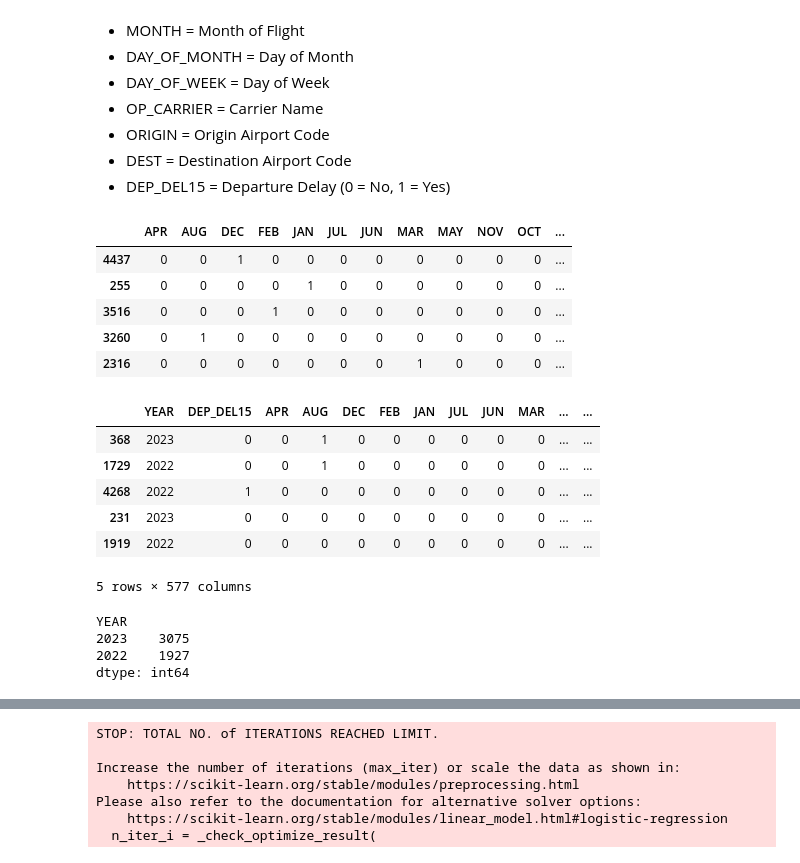
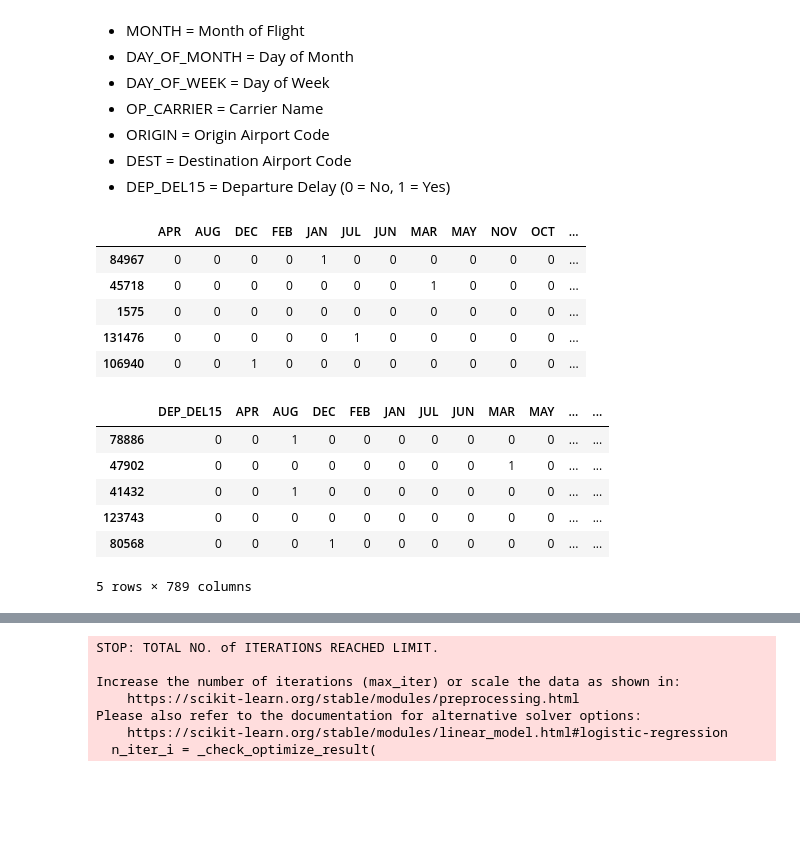
Before and after one commit to captainchicken2023/Predicting-Flight-Delays, a Jupyter notebook: Predicting_Flight_Delays.ipynb, the cells around one changed output, grey strips where cells are left out. Saved outputs shown, nothing was run; the diff lists cells and outputs as text; code cells hidden in the pictures; blank space fills up the shorter version.

```diff
--- a/Predicting_Flight_Delays.ipynb
+++ b/Predicting_Flight_Delays.ipynb
@@ -20,12 +24,12 @@ warnings.simplefilter(action='ignore', category=FutureWarning)
 # %%
 # Read the CSV file from the Resources folder into a Pandas DataFrame
-prediction_df = pd.read_csv("Resources/analysis_df.csv")
+log_reg_df = pd.read_csv("Resources/analysis_df.csv")
 
 # Reshuffling the data for good measure
-prediction_df = prediction_df.sample(frac = 1)
+log_reg_df = log_reg_df.sample(frac = 1)
 
 # Print the shuffled DataFrame
 print("\nShuffled DataFrame:")
-print(prediction_df)
+print(log_reg_df)
 # %% [output]
 Shuffled DataFrame:
@@ -75,3 +79,6 @@ display(prediction_df.tail())
 * ORIGIN = Origin Airport Code
 * DEST = Destination Airport Code
 * DEP_DEL15 = Departure Delay (0 = No, 1 = Yes)
+# %%
+# Changing data type to string to address regression analysis errors
+log_reg_df = log_reg_df.astype(str)
@@ -78,11 +88,11 @@ display(prediction_df.tail())
 # %%
 # Transforming the data using get_dummies
-month_dummies = pd.get_dummies(prediction_df["MONTH"])
-day_dummies = pd.get_dummies(prediction_df["DAY_OF_WEEK"])
-date_dummies = pd.get_dummies(prediction_df["DAY_OF_MONTH"])
-carrier_dummies = pd.get_dummies(prediction_df["OP_CARRIER"])
-origin_dummies = pd.get_dummies(prediction_df["ORIGIN"])
-dest_dummies = pd.get_dummies(prediction_df["DEST"])
+month_dummies = pd.get_dummies(log_reg_df["MONTH"])
+day_dummies = pd.get_dummies(log_reg_df["DAY_OF_WEEK"])
+date_dummies = pd.get_dummies(log_reg_df["DAY_OF_MONTH"])
+carrier_dummies = pd.get_dummies(log_reg_df["OP_CARRIER"])
+origin_dummies = pd.get_dummies(log_reg_df["ORIGIN"])
+dest_dummies = pd.get_dummies(log_reg_df["DEST"])
 # %%
 # Display the transformed data
 month_dummies.tail()
@@ -93,39 +103,39 @@ month_dummies.tail()
 #dest_dummies.tail()
 # %% [output]
 |  | APR | AUG | DEC | FEB | JAN | JUL | JUN | MAR | MAY | NOV | OCT | ... |
-| 4437 | 0 | 0 | 1 | 0 | 0 | 0 | 0 | 0 | 0 | 0 | 0 | ... |
-| 255 | 0 | 0 | 0 | 0 | 1 | 0 | 0 | 0 | 0 | 0 | 0 | ... |
-| 3516 | 0 | 0 | 0 | 1 | 0 | 0 | 0 | 0 | 0 | 0 | 0 | ... |
-| 3260 | 0 | 1 | 0 | 0 | 0 | 0 | 0 | 0 | 0 | 0 | 0 | ... |
-| 2316 | 0 | 0 | 0 | 0 | 0 | 0 | 0 | 1 | 0 | 0 | 0 | ... |
+| 84967 | 0 | 0 | 0 | 0 | 1 | 0 | 0 | 0 | 0 | 0 | 0 | ... |
+| 45718 | 0 | 0 | 0 | 0 | 0 | 0 | 0 | 1 | 0 | 0 | 0 | ... |
+| 1575 | 0 | 0 | 0 | 0 | 0 | 0 | 0 | 0 | 0 | 0 | 0 | ... |
+| 131476 | 0 | 0 | 0 | 0 | 0 | 1 | 0 | 0 | 0 | 0 | 0 | ... |
+| 106940 | 0 | 0 | 1 | 0 | 0 | 0 | 0 | 0 | 0 | 0 | 0 | ... |
 # %%
-# Concatenate prediction_df and the created dummies DataFrames
-tranformed_pred_df = pd.concat([prediction_df,
+# Concatenate log_reg_df and the created dummies DataFrames
+tranformed_logreg_df = pd.concat([log_reg_df,
                        month_dummies,
                        day_dummies,
                        date_dummies,
                        carrier_dummies,
                        origin_dummies,
                        dest_dummies
                       ],
                       axis=1)
 
 # Drop the originating dummies columns
-tranformed_pred_df = tranformed_pred_df.drop(columns=["MONTH",
+tranformed_logreg_df = tranformed_logreg_df.drop(columns=["MONTH",
                                             "DAY_OF_MONTH",
                                             "DAY_OF_WEEK",
                                             "OP_CARRIER",
                                             "ORIGIN",
                                             "DEST"
                                            ])
 
 # Display the DataFrame
-tranformed_pred_df.head()
+tranformed_logreg_df.head()
 # %% [output]
-|  | YEAR | DEP_DEL15 | APR | AUG | DEC | FEB | JAN | JUL | JUN | MAR | ... | ... |
-| 368 | 2023 | 0 | 0 | 1 | 0 | 0 | 0 | 0 | 0 | 0 | ... | ... |
-| 1729 | 2022 | 0 | 0 | 1 | 0 | 0 | 0 | 0 | 0 | 0 | ... | ... |
-| 4268 | 2022 | 1 | 0 | 0 | 0 | 0 | 0 | 0 | 0 | 0 | ... | ... |
-| 231 | 2023 | 0 | 0 | 0 | 0 | 0 | 0 | 0 | 0 | 0 | ... | ... |
-| 1919 | 2022 | 0 | 0 | 0 | 0 | 0 | 0 | 0 | 0 | 0 | ... | ... |
+|  | DEP_DEL15 | APR | AUG | DEC | FEB | JAN | JUL | JUN | MAR | MAY | ... | ... |
+| 78886 | 0 | 0 | 1 | 0 | 0 | 0 | 0 | 0 | 0 | 0 | ... | ... |
+| 47902 | 0 | 0 | 0 | 0 | 0 | 0 | 0 | 0 | 1 | 0 | ... | ... |
+| 41432 | 0 | 0 | 1 | 0 | 0 | 0 | 0 | 0 | 0 | 0 | ... | ... |
+| 123743 | 0 | 0 | 0 | 0 | 0 | 0 | 0 | 0 | 0 | 0 | ... | ... |
+| 80568 | 0 | 0 | 0 | 1 | 0 | 0 | 0 | 0 | 0 | 0 | ... | ... |
-5 rows × 577 columns
+5 rows × 789 columns
@@ -148,10 +142,3 @@ tranformed_pred_df.head()
-# %%
-tranformed_pred_df.value_counts('YEAR')
-# %% [output]
-YEAR
-2023    3075
-2022    1927
-dtype: int64
 # %%
 # Separate the data into labels and features
 
```
Also changed, not shown: parts of 35 cells of this notebook, 3 other files.
